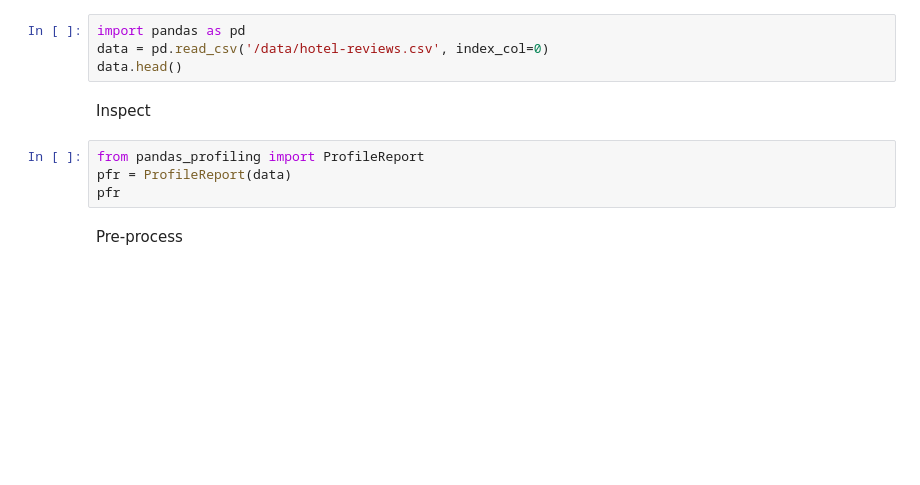
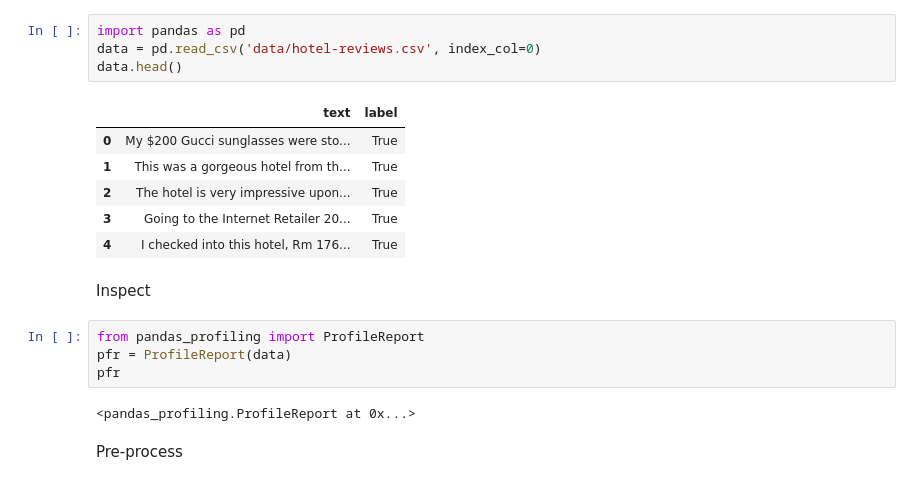
Before and after one commit to ngsmrk/journey-to-ml, a Jupyter notebook: Hotel-Reviews.ipynb, the cells around one changed output. Drawn from its saved outputs; the diff is of its cells as text; blank space fills up the shorter version.

```diff
--- a/Hotel-Reviews.ipynb
+++ b/Hotel-Reviews.ipynb
@@ -11,14 +11,23 @@ All Rights Reserved © <a href="http://www.louisdorard.com" style="color: #6D00F
 Load from CSV
 # %%
 import pandas as pd
-data = pd.read_csv('/data/hotel-reviews.csv', index_col=0)
+data = pd.read_csv('data/hotel-reviews.csv', index_col=0)
 data.head()
+# %% [output]
+|  | text | label |
+| 0 | My $200 Gucci sunglasses were sto... | True |
+| 1 | This was a gorgeous hotel from th... | True |
+| 2 | The hotel is very impressive upon... | True |
+| 3 | Going to the Internet Retailer 20... | True |
+| 4 | I checked into this hotel, Rm 176... | True |
 # %% [markdown]
 Inspect
 # %%
 from pandas_profiling import ProfileReport
 pfr = ProfileReport(data)
 pfr
+# %% [output]
+<pandas_profiling.ProfileReport at 0x...>
 # %% [markdown]
 Pre-process
 # %%
```
Also changed, not shown: parts of 2 cells of this notebook, 4 other files.
